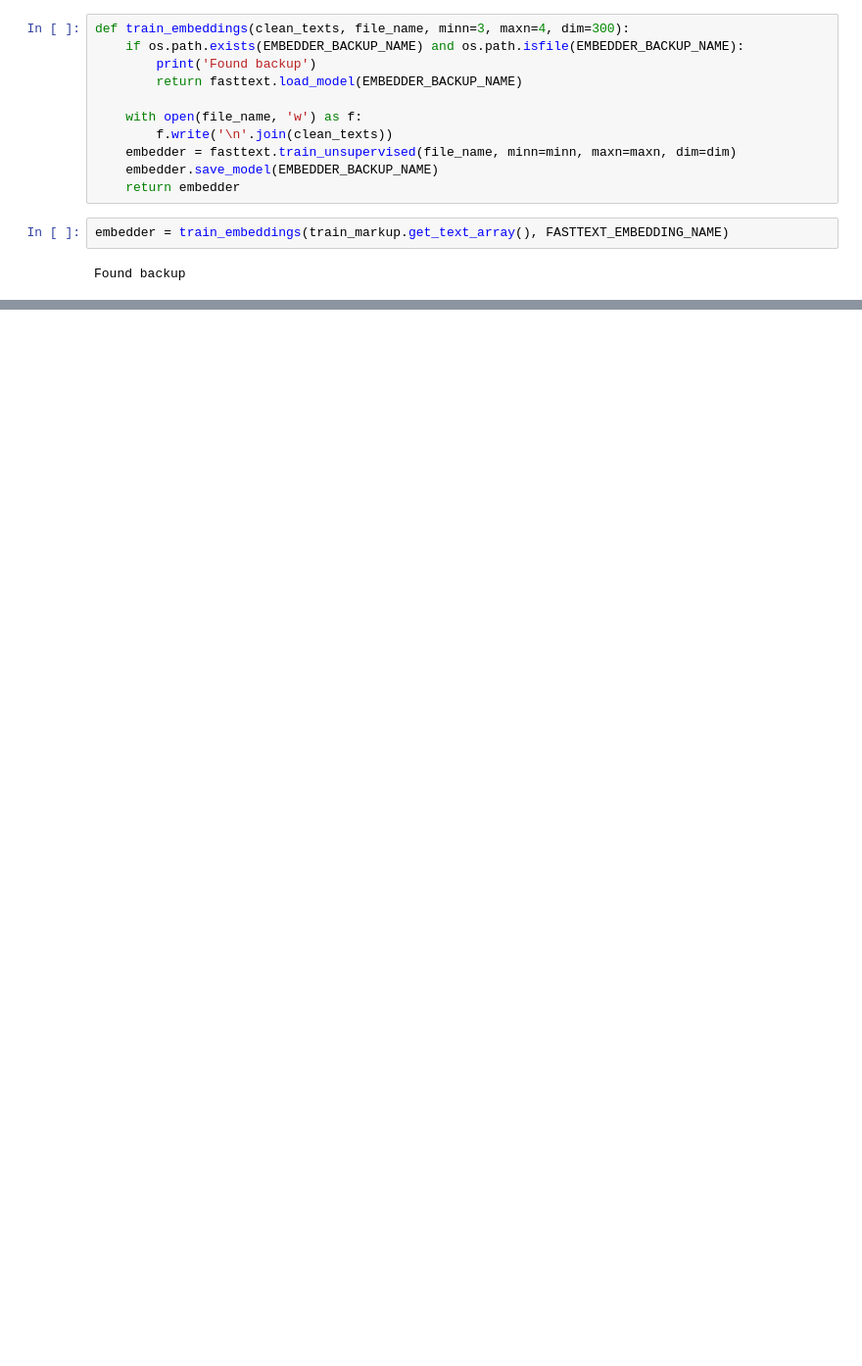
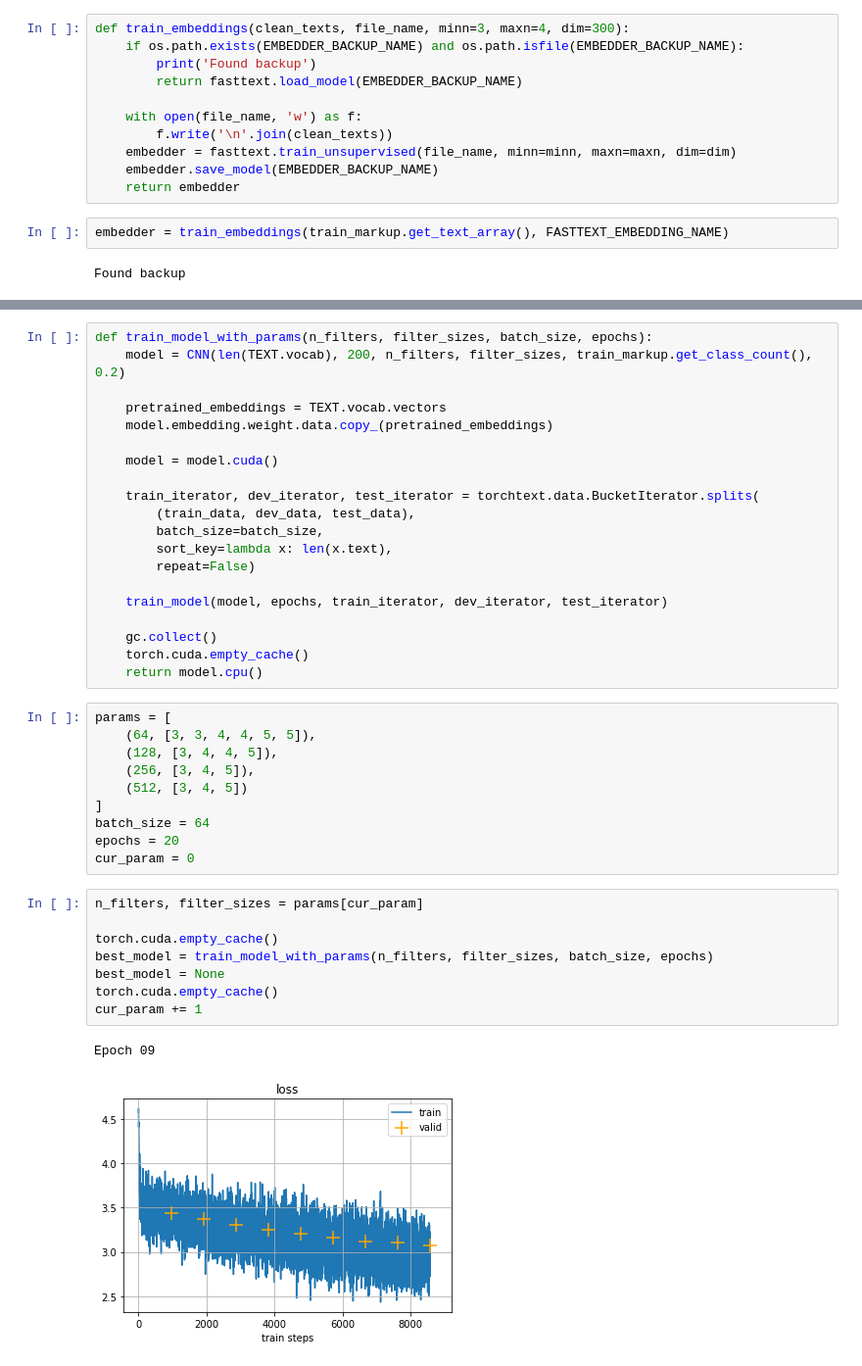
Before and after one commit to Mikhail-off/NLP-2019, a Jupyter notebook: HW1/hw1.ipynb, the cells around one changed output, grey strips where cells are left out. Shown at 98% size. Drawn from its saved outputs; the diff is of its cells as text; blank space fills up the shorter version.

```diff
--- a/HW1/hw1.ipynb
+++ b/HW1/hw1.ipynb
@@ -293,0 +503,41 @@ import torch.nn as nn
+# %%
+def train_model_with_params(n_filters, filter_sizes, batch_size, epochs):
+    model = CNN(len(TEXT.vocab), 200, n_filters, filter_sizes, train_markup.get_class_count(), 0.2)
+
+    pretrained_embeddings = TEXT.vocab.vectors
+    model.embedding.weight.data.copy_(pretrained_embeddings)
+
+    model = model.cuda()
+
+    train_iterator, dev_iterator, test_iterator = torchtext.data.BucketIterator.splits(
+        (train_data, dev_data, test_data),
+        batch_size=batch_size,
+        sort_key=lambda x: len(x.text),
+        repeat=False)
+
+    train_model(model, epochs, train_iterator, dev_iterator, test_iterator)
+
+    gc.collect()
+    torch.cuda.empty_cache()
+    return model.cpu()
+# %%
+params = [
+    (64, [3, 3, 4, 4, 5, 5]),
+    (128, [3, 4, 4, 5]),
+    (256, [3, 4, 5]),
+    (512, [3, 4, 5])
+]
+batch_size = 64
+epochs = 20
+cur_param = 0
+# %%
+n_filters, filter_sizes = params[cur_param]
+
+torch.cuda.empty_cache()
+best_model = train_model_with_params(n_filters, filter_sizes, batch_size, epochs)
+best_model = None
+torch.cuda.empty_cache()
+cur_param += 1
+# %% [output]
+Epoch 09
+[figure, added]
```
Also changed, not shown: parts of 38 cells of this notebook.
